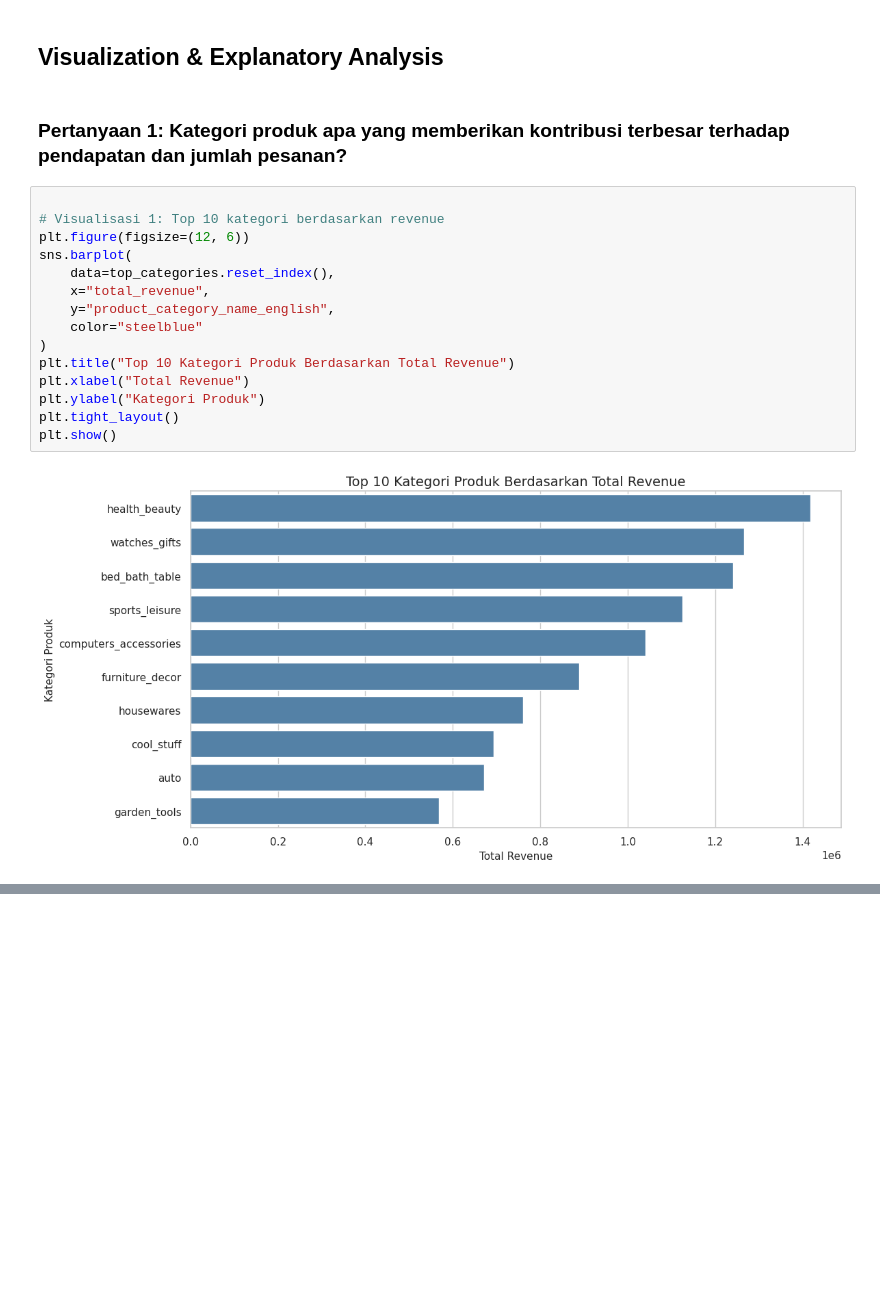
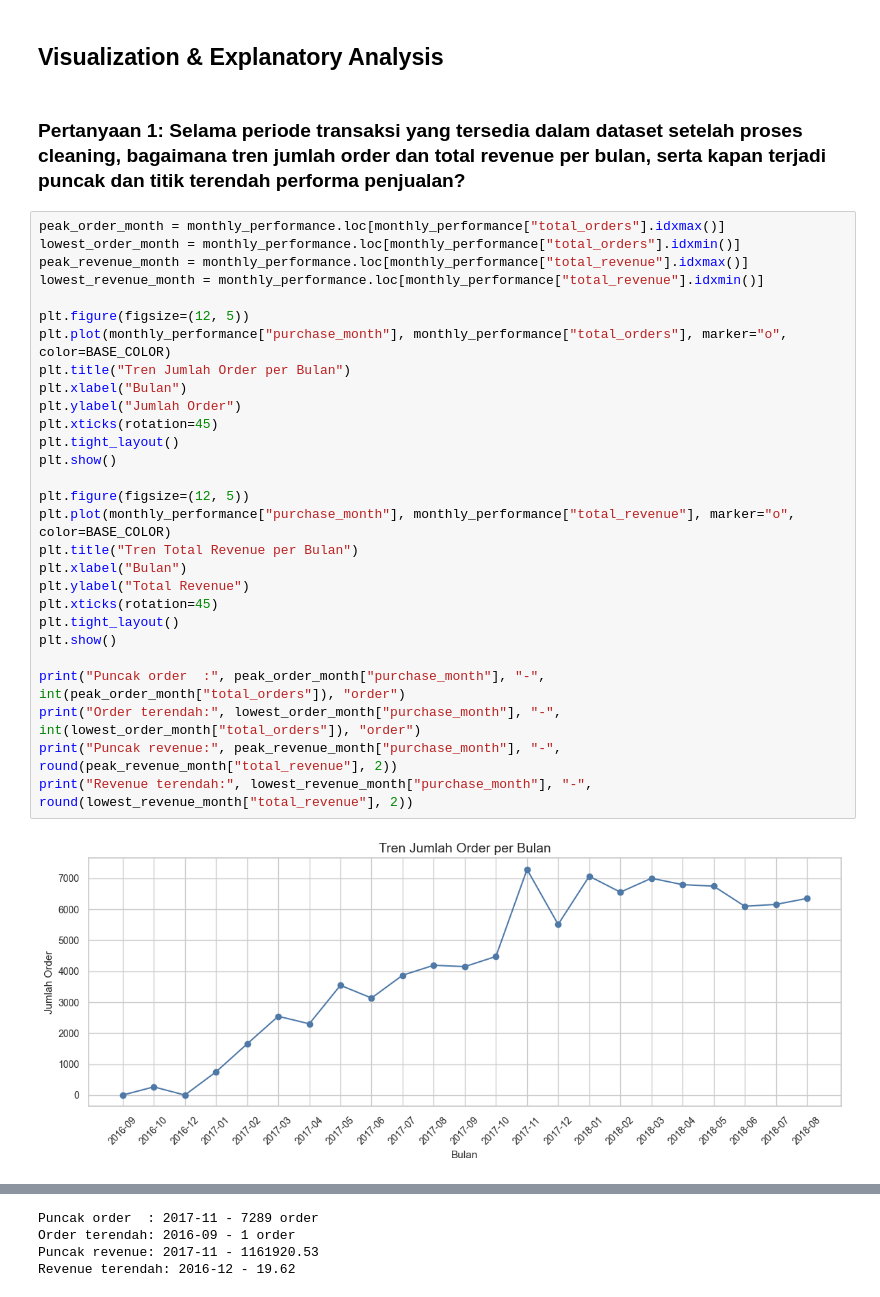
Before and after one commit to lfiathan/Submission_data_analyst, a Jupyter notebook: notebook.ipynb, the cells around one changed output, grey strips where cells are left out. Drawn from its saved outputs; the diff is of its cells as text; blank space fills up the shorter version.

```diff
--- a/notebook.ipynb
+++ b/notebook.ipynb
@@ -375,21 +633,34 @@ display(state_performance.head(10))
 # %% [markdown]
 ## Visualization & Explanatory Analysis
 # %% [markdown]
-### Pertanyaan 1: Kategori produk apa yang memberikan kontribusi terbesar terhadap pendapatan dan jumlah pesanan?
+### Pertanyaan 1: Selama periode transaksi yang tersedia dalam dataset setelah proses cleaning, bagaimana tren jumlah order dan total revenue per bulan, serta kapan terjadi puncak dan titik terendah performa penjualan?
 # %%
+peak_order_month = monthly_performance.loc[monthly_performance["total_orders"].idxmax()]
+lowest_order_month = monthly_performance.loc[monthly_performance["total_orders"].idxmin()]
+peak_revenue_month = monthly_performance.loc[monthly_performance["total_revenue"].idxmax()]
+lowest_revenue_month = monthly_performance.loc[monthly_performance["total_revenue"].idxmin()]
 
-# Visualisasi 1: Top 10 kategori berdasarkan revenue
-plt.figure(figsize=(12, 6))
-sns.barplot(
-    data=top_categories.reset_index(),
-    x="total_revenue",
-    y="product_category_name_english",
-    color="steelblue"
-)
-plt.title("Top 10 Kategori Produk Berdasarkan Total Revenue")
-plt.xlabel("Total Revenue")
-plt.ylabel("Kategori Produk")
+plt.figure(figsize=(12, 5))
+plt.plot(monthly_performance["purchase_month"], monthly_performance["total_orders"], marker="o", color=BASE_COLOR)
+plt.title("Tren Jumlah Order per Bulan")
+plt.xlabel("Bulan")
+plt.ylabel("Jumlah Order")
+plt.xticks(rotation=45)
 plt.tight_layout()
 plt.show()
+
+plt.figure(figsize=(12, 5))
+plt.plot(monthly_performance["purchase_month"], monthly_performance["total_revenue"], marker="o", color=BASE_COLOR)
+plt.title("Tren Total Revenue per Bulan")
+plt.xlabel("Bulan")
+plt.ylabel("Total Revenue")
+plt.xticks(rotation=45)
+plt.tight_layout()
+plt.show()
+
+print("Puncak order  :", peak_order_month["purchase_month"], "-", int(peak_order_month["total_orders"]), "order")
+print("Order terendah:", lowest_order_month["purchase_month"], "-", int(lowest_order_month["total_orders"]), "order")
+print("Puncak revenue:", peak_revenue_month["purchase_month"], "-", round(peak_revenue_month["total_revenue"], 2))
+print("Revenue terendah:", lowest_revenue_month["purchase_month"], "-", round(lowest_revenue_month["total_revenue"], 2))
 # %% [output]
-[figure, old version]
+[figure, new version]
@@ -396,2 +668,6 @@ plt.show()
+Puncak order  : 2017-11 - 7289 order
+Order terendah: 2016-09 - 1 order
+Puncak revenue: 2017-11 - 1161920.53
+Revenue terendah: 2016-12 - 19.62
 # %% [markdown]
 **Insight:**
```
Also changed, not shown: parts of 45 cells of this notebook, 1 other file.
